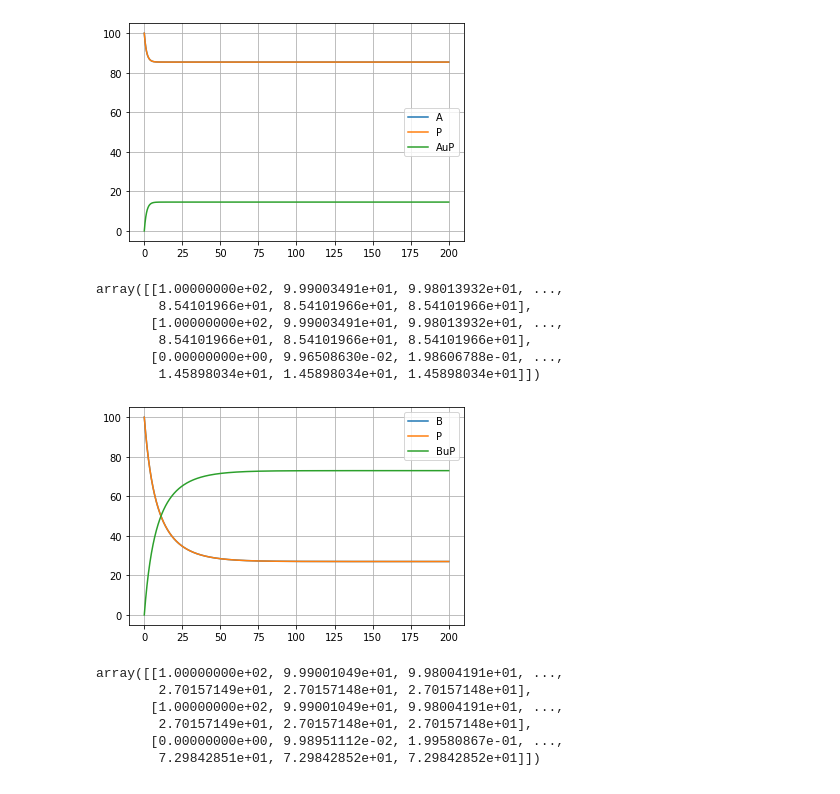
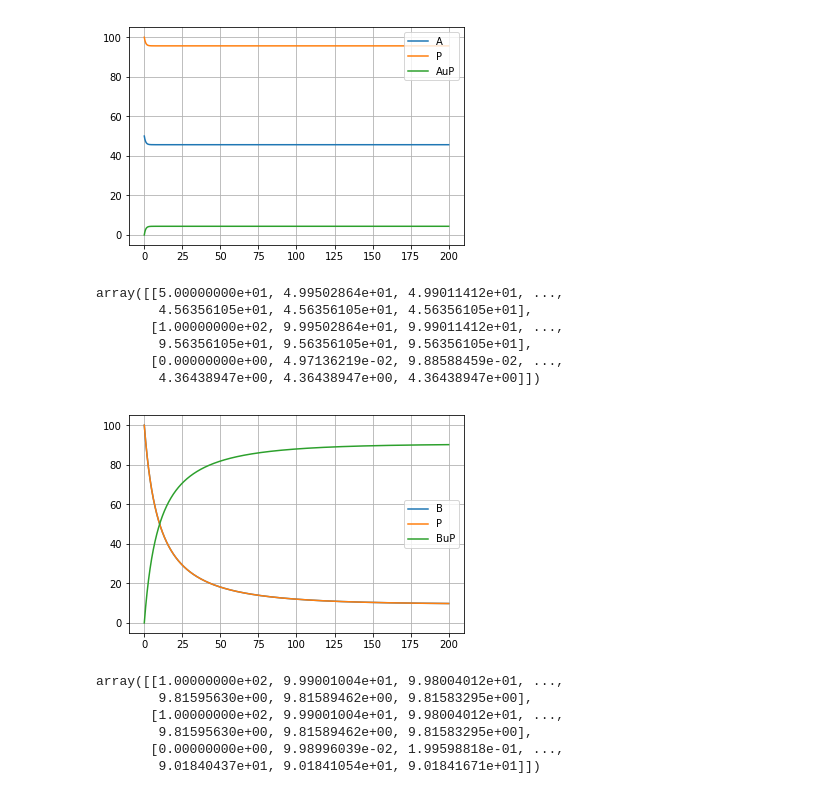
Before and after one commit to AnEvilBurrito/model-builder, a Jupyter notebook: example-model-combine.ipynb, the cells around one changed output. Saved outputs shown, nothing was run; the diff lists cells and outputs as text; code cells hidden in the pictures.

```diff
--- a/example-model-combine.ipynb
+++ b/example-model-combine.ipynb
@@ -1,35 +1,35 @@
 # %%
 import numpy as np
 from src.OdeModel import OdeModel
 import src.reactions as re
 
 PPI_Motif1 = OdeModel('PPI_1')
-PPI_Motif1.addReaction(re.MassAction('A', 'P', Kd=0.5))
-PPI_Motif1.specieConc(['A', 'P'], [100, 100])
+PPI_Motif1.addReaction(re.MassAction('A', 'P', Kd=1))
+PPI_Motif1.specieConc(['A', 'P'], [50, 100])
 
 PPI_Motif1.simulate_beta(200, plot=True)
 # %% [output]
-[figure, old version]
+[figure, new version]
-array([[1.00000000e+02, 9.99003491e+01, 9.98013932e+01, ...,
-        8.54101966e+01, 8.54101966e+01, 8.54101966e+01],
-       [1.00000000e+02, 9.99003491e+01, 9.98013932e+01, ...,
-        8.54101966e+01, 8.54101966e+01, 8.54101966e+01],
-       [0.00000000e+00, 9.96508630e-02, 1.98606788e-01, ...,
-        1.45898034e+01, 1.45898034e+01, 1.45898034e+01]])
+array([[5.00000000e+01, 4.99502864e+01, 4.99011412e+01, ...,
+        4.56356105e+01, 4.56356105e+01, 4.56356105e+01],
+       [1.00000000e+02, 9.99502864e+01, 9.99011412e+01, ...,
+        9.56356105e+01, 9.56356105e+01, 9.56356105e+01],
+       [0.00000000e+00, 4.97136219e-02, 9.88588459e-02, ...,
+        4.36438947e+00, 4.36438947e+00, 4.36438947e+00]])
 # %%
 PPI_Motif2 = OdeModel('PPI_2')
-PPI_Motif2.addReaction(re.MassAction('B', 'P'))
+PPI_Motif2.addReaction(re.MassAction('B', 'P', Kd=0.001))
 PPI_Motif2.specieConc(['B', 'P'], [100, 100])
 
 PPI_Motif2.simulate_beta(200, plot=True)
 # %% [output]
-[figure, old version]
+[figure, new version]
-array([[1.00000000e+02, 9.99001049e+01, 9.98004191e+01, ...,
-        2.70157149e+01, 2.70157148e+01, 2.70157148e+01],
-       [1.00000000e+02, 9.99001049e+01, 9.98004191e+01, ...,
-        2.70157149e+01, 2.70157148e+01, 2.70157148e+01],
-       [0.00000000e+00, 9.98951112e-02, 1.99580867e-01, ...,
-        7.29842851e+01, 7.29842852e+01, 7.29842852e+01]])
+array([[1.00000000e+02, 9.99001004e+01, 9.98004012e+01, ...,
+        9.81595630e+00, 9.81589462e+00, 9.81583295e+00],
+       [1.00000000e+02, 9.99001004e+01, 9.98004012e+01, ...,
+        9.81595630e+00, 9.81589462e+00, 9.81583295e+00],
+       [0.00000000e+00, 9.98996039e-02, 1.99598818e-01, ...,
+        9.01840437e+01, 9.01841054e+01, 9.01841671e+01]])
 # %%
 coupled_PPI = PPI_Motif1.combine(PPI_Motif2, 'Coupled_PPI')
 coupled_PPI.simulate_beta(200)
```
Also changed, not shown: parts of 4 cells of this notebook, 1 other file.
